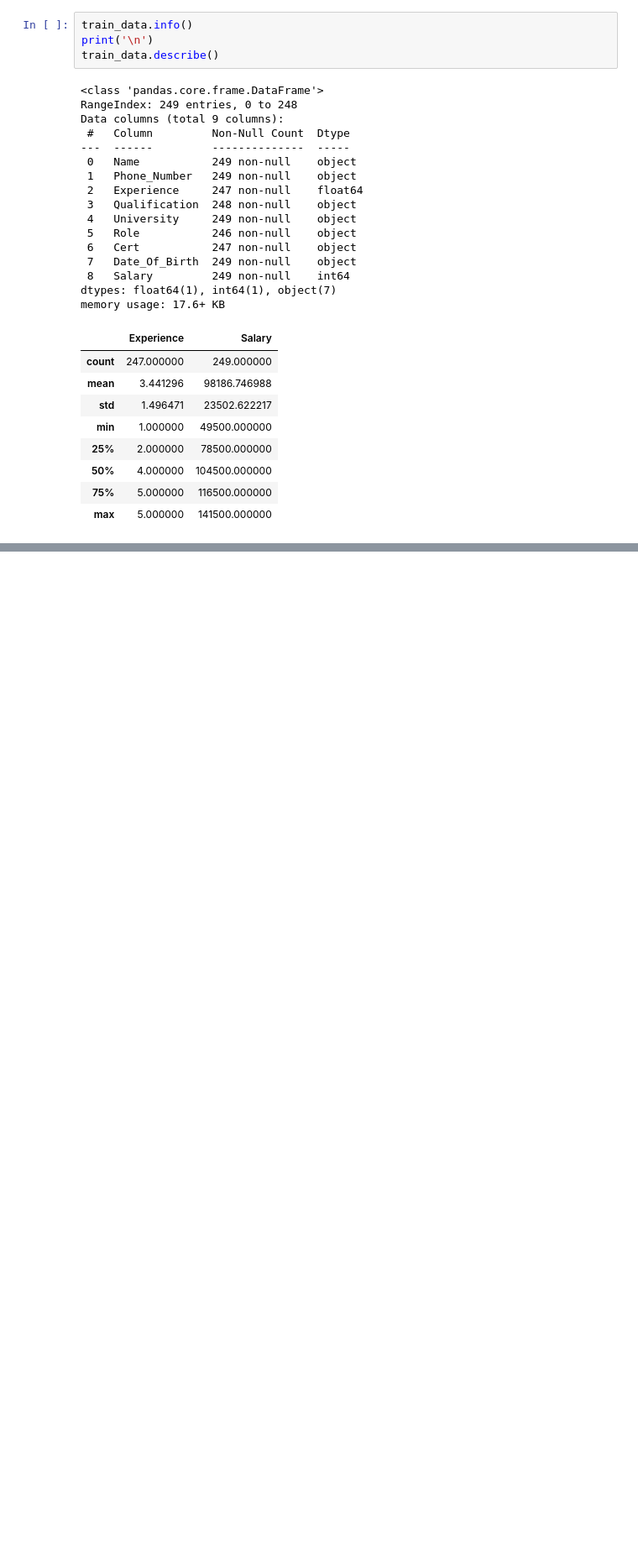
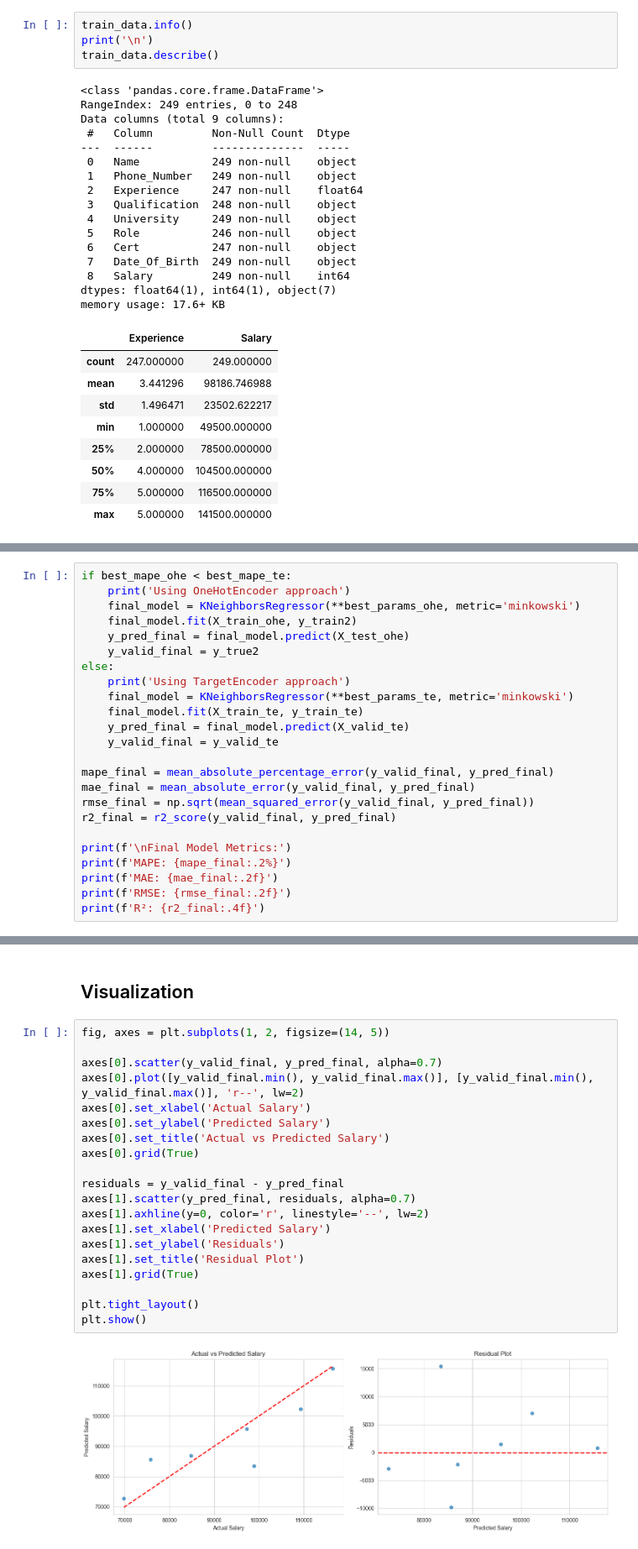
Before and after one commit to oleksii-shcherbak/ml-goit, a Jupyter notebook: ml-hw-03/salary_prediction_knn.ipynb, the cells around one changed output, grey strips where cells are left out. Shown: that part at 84% size. Drawn from its saved outputs; the diff is of its cells as text; blank space fills up the shorter version.

```diff
--- a/ml-hw-03/salary_prediction_knn.ipynb
+++ b/ml-hw-03/salary_prediction_knn.ipynb
@@ -289,0 +372,24 @@ The KNN regression model was successfully built and evaluated:
+# %%
+if best_mape_ohe < best_mape_te:
+    print('Using OneHotEncoder approach')
+    final_model = KNeighborsRegressor(**best_params_ohe, metric='minkowski')
+    final_model.fit(X_train_ohe, y_train2)
+    y_pred_final = final_model.predict(X_test_ohe)
+    y_valid_final = y_true2
+else:
+    print('Using TargetEncoder approach')
+    final_model = KNeighborsRegressor(**best_params_te, metric='minkowski')
+    final_model.fit(X_train_te, y_train_te)
+    y_pred_final = final_model.predict(X_valid_te)
+    y_valid_final = y_valid_te
+
+mape_final = mean_absolute_percentage_error(y_valid_final, y_pred_final)
+mae_final = mean_absolute_error(y_valid_final, y_pred_final)
+rmse_final = np.sqrt(mean_squared_error(y_valid_final, y_pred_final))
+r2_final = r2_score(y_valid_final, y_pred_final)
+
+print(f'\nFinal Model Metrics:')
+print(f'MAPE: {mape_final:.2%}')
+print(f'MAE: {mae_final:.2f}')
+print(f'RMSE: {rmse_final:.2f}')
+print(f'R²: {r2_final:.4f}')
@@ -289,0 +404,24 @@ The KNN regression model was successfully built and evaluated:
+# %% [markdown]
+## Visualization
+# %%
+fig, axes = plt.subplots(1, 2, figsize=(14, 5))
+
+axes[0].scatter(y_valid_final, y_pred_final, alpha=0.7)
+axes[0].plot([y_valid_final.min(), y_valid_final.max()], [y_valid_final.min(), y_valid_final.max()], 'r--', lw=2)
+axes[0].set_xlabel('Actual Salary')
+axes[0].set_ylabel('Predicted Salary')
+axes[0].set_title('Actual vs Predicted Salary')
+axes[0].grid(True)
+
+residuals = y_valid_final - y_pred_final
+axes[1].scatter(y_pred_final, residuals, alpha=0.7)
+axes[1].axhline(y=0, color='r', linestyle='--', lw=2)
+axes[1].set_xlabel('Predicted Salary')
+axes[1].set_ylabel('Residuals')
+axes[1].set_title('Residual Plot')
+axes[1].grid(True)
+
+plt.tight_layout()
+plt.show()
+# %% [output]
+[figure, added]
```
Also changed, not shown: parts of 41 cells of this notebook.
